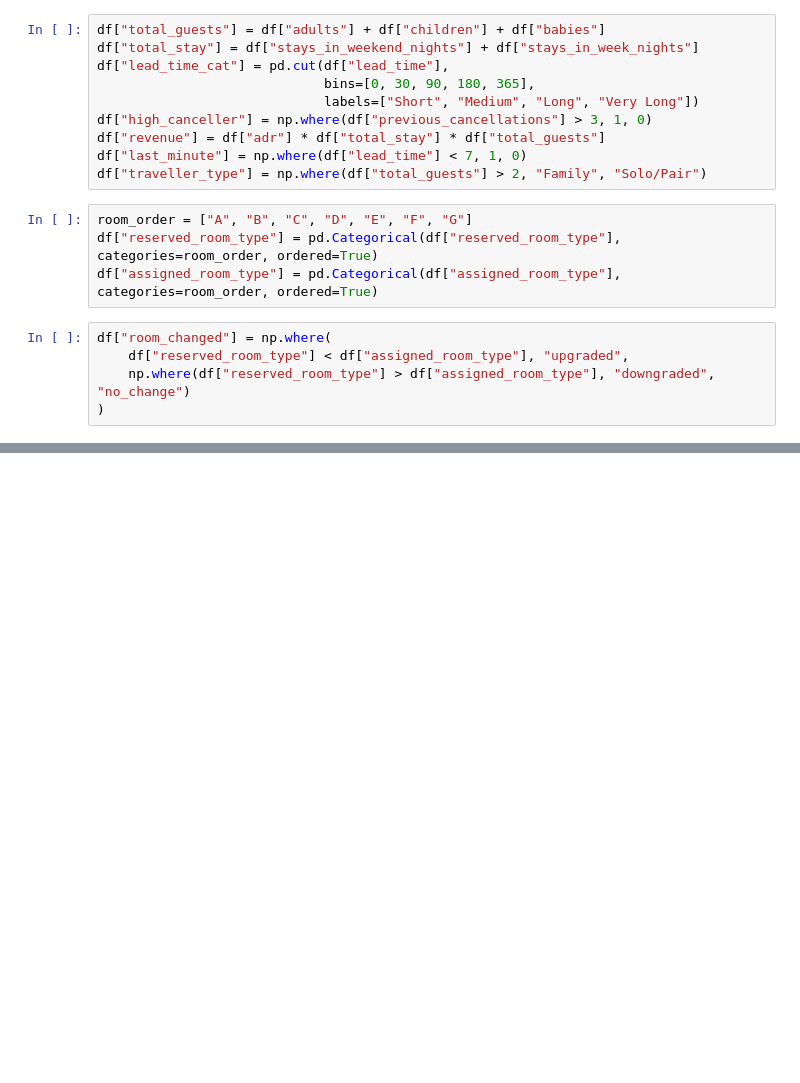
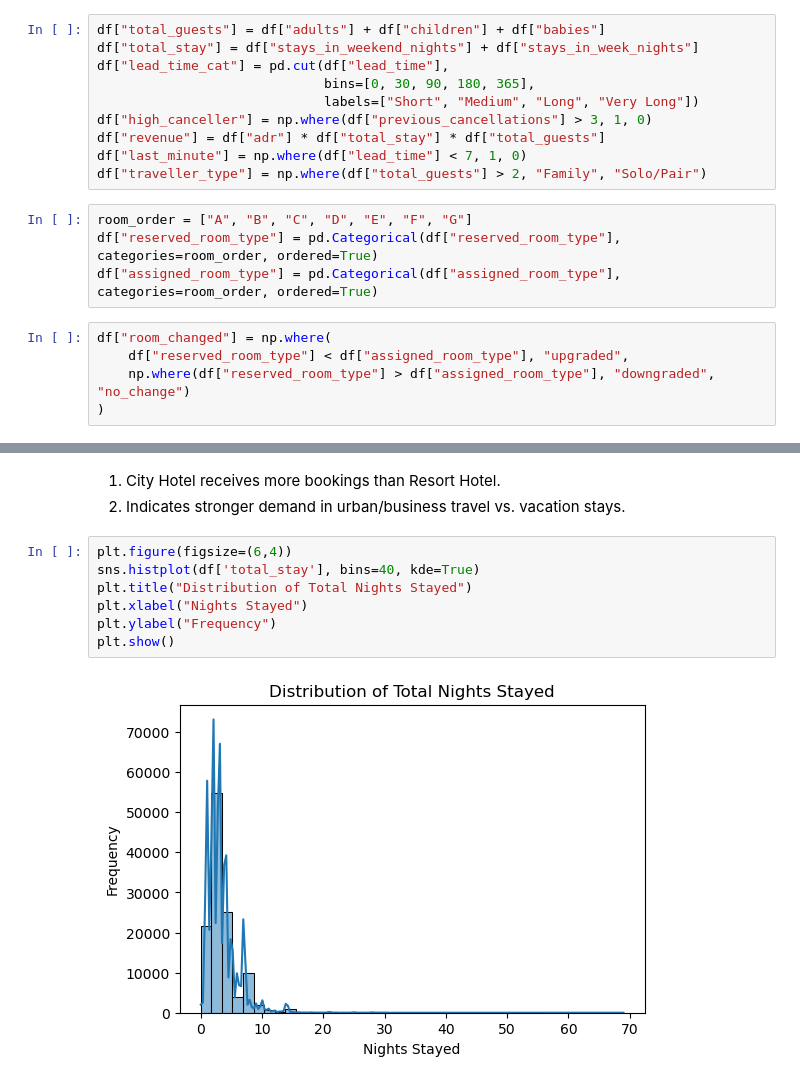
Before and after one commit to palak-verma-0309/Hotel-Booking-Cancellation-analysis, a Jupyter notebook: analysis.ipynb, the cells around one changed output, grey strips where cells are left out. Cells and saved outputs as stored; diff of their text form; blank space fills up the shorter version.

```diff
--- a/analysis.ipynb
+++ b/analysis.ipynb
@@ -169,0 +209,12 @@ df["room_changed"] = np.where(
+# %% [markdown]
+1. City Hotel receives more bookings than Resort Hotel.
+2. Indicates stronger demand in urban/business travel vs. vacation stays.
+# %%
+plt.figure(figsize=(6,4))
+sns.histplot(df['total_stay'], bins=40, kde=True)
+plt.title("Distribution of Total Nights Stayed")
+plt.xlabel("Nights Stayed")
+plt.ylabel("Frequency")
+plt.show()
+# %% [output]
+[figure, added]
```
Also changed, not shown: parts of 38 cells of this notebook.
